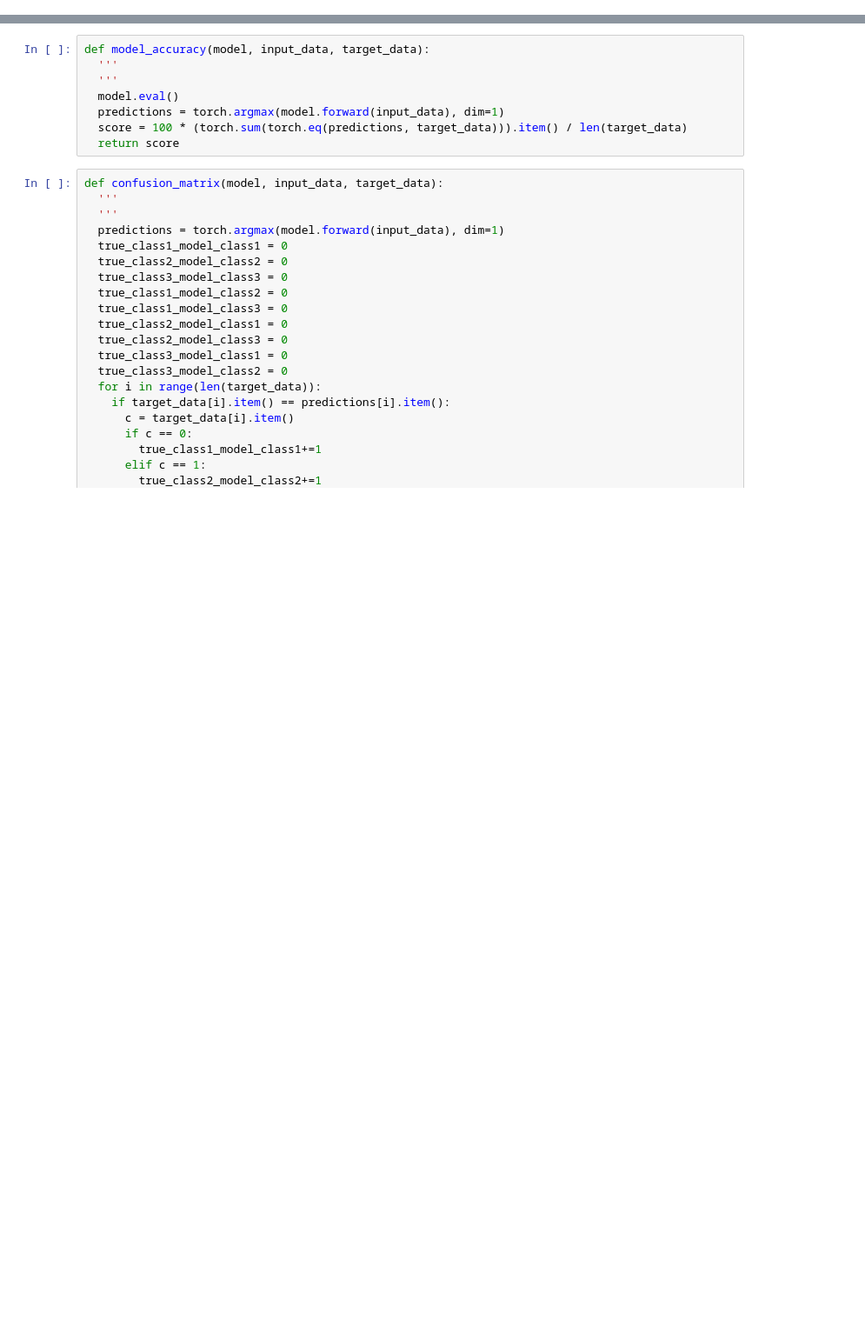
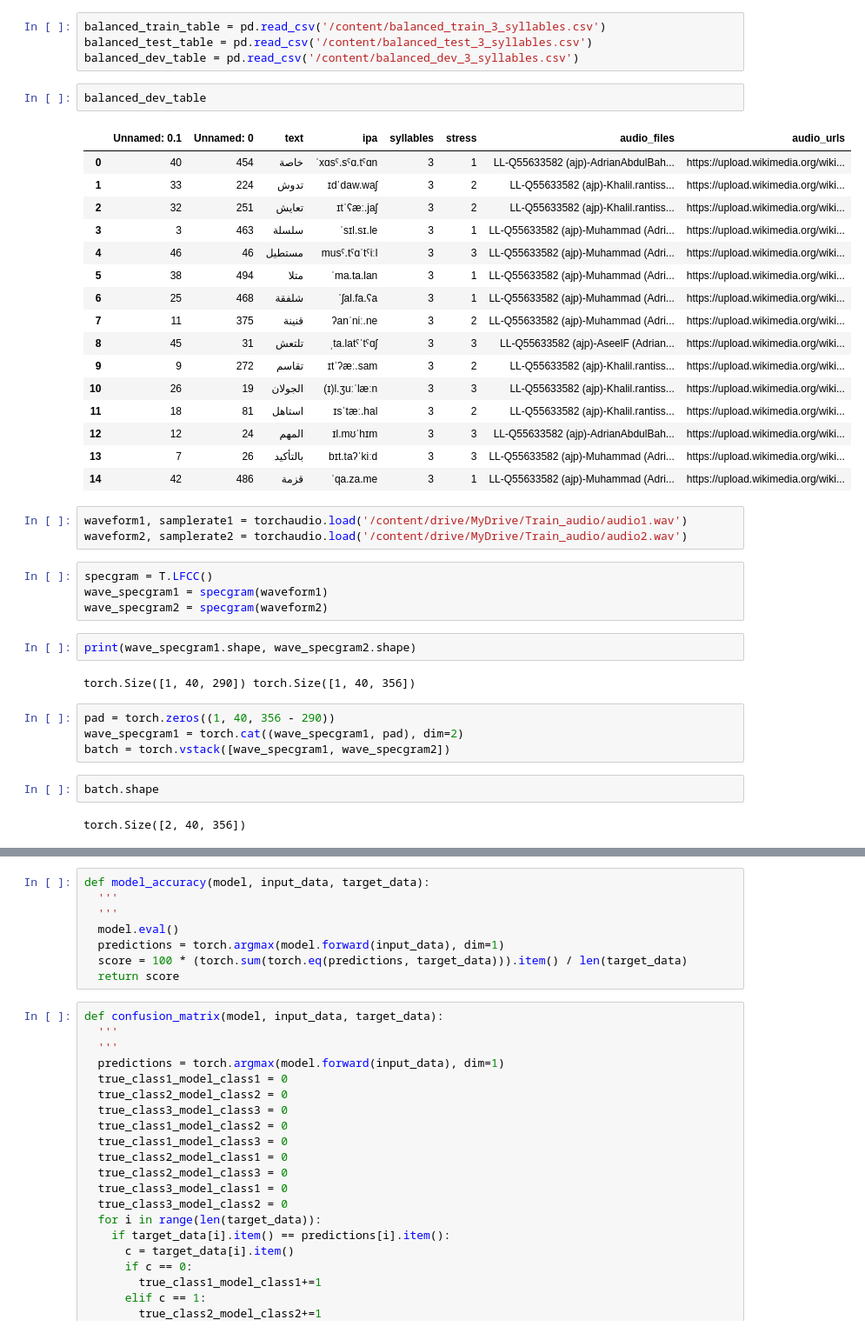
Before and after one commit to zelalemamera-stonybrook/projects-sandbox, a Jupyter notebook: Multi_Layer_Perceptron.ipynb, the cells around one changed output, grey strips where cells are left out. Shown at 87% size. Drawn from its saved outputs; the diff is of its cells as text; blank space fills up the shorter version.

```diff
--- a/Multi_Layer_Perceptron.ipynb
+++ b/Multi_Layer_Perceptron.ipynb
@@ -7,0 +14,42 @@ import numpy as np
+# %%
+balanced_train_table = pd.read_csv('/content/balanced_train_3_syllables.csv')
+balanced_test_table = pd.read_csv('/content/balanced_test_3_syllables.csv')
+balanced_dev_table = pd.read_csv('/content/balanced_dev_3_syllables.csv')
+# %%
+balanced_dev_table
+# %% [output]
+|  | Unnamed: 0.1 | Unnamed: 0 | text | ipa | syllables | stress | audio_files | audio_urls |
+| 0 | 40 | 454 | خاصة | ˈxɑsˤ.sˤɑ.tˤɑn | 3 | 1 | LL-Q55633582 (ajp)-AdrianAbdulBah... | https://upload.wikimedia.org/wiki... |
+| 1 | 33 | 224 | تدوش | ɪdˈdaw.waʃ | 3 | 2 | LL-Q55633582 (ajp)-Khalil.rantiss... | https://upload.wikimedia.org/wiki... |
+| 2 | 32 | 251 | تعايش | ɪtˈʕæː.jaʃ | 3 | 2 | LL-Q55633582 (ajp)-Khalil.rantiss... | https://upload.wikimedia.org/wiki... |
+| 3 | 3 | 463 | سلسلة | ˈsɪl.sɪ.le | 3 | 1 | LL-Q55633582 (ajp)-Muhammad (Adri... | https://upload.wikimedia.org/wiki... |
+| 4 | 46 | 46 | مستطيل | musˤ.tˤɑˈtˤiːl | 3 | 3 | LL-Q55633582 (ajp)-Muhammad (Adri... | https://upload.wikimedia.org/wiki... |
+| 5 | 38 | 494 | متلا | ˈma.ta.lan | 3 | 1 | LL-Q55633582 (ajp)-Muhammad (Adri... | https://upload.wikimedia.org/wiki... |
+| 6 | 25 | 468 | شلفقة | ˈʃal.fa.ʕa | 3 | 1 | LL-Q55633582 (ajp)-Muhammad (Adri... | https://upload.wikimedia.org/wiki... |
+| 7 | 11 | 375 | قنينة | ʔanˈniː.ne | 3 | 2 | LL-Q55633582 (ajp)-Muhammad (Adri... | https://upload.wikimedia.org/wiki... |
+| 8 | 45 | 31 | تلتعش | ˌta.latˤˈtˤɑʃ | 3 | 3 | LL-Q55633582 (ajp)-AseelF (Adrian... | https://upload.wikimedia.org/wiki... |
+| 9 | 9 | 272 | تقاسم | ɪtˈʔæː.sam | 3 | 2 | LL-Q55633582 (ajp)-Khalil.rantiss... | https://upload.wikimedia.org/wiki... |
+| 10 | 26 | 19 | الجولان | (ɪ)l.ʒuːˈlæːn | 3 | 3 | LL-Q55633582 (ajp)-Khalil.rantiss... | https://upload.wikimedia.org/wiki... |
+| 11 | 18 | 81 | استاهل | ɪsˈtæː.hal | 3 | 2 | LL-Q55633582 (ajp)-Khalil.rantiss... | https://upload.wikimedia.org/wiki... |
+| 12 | 12 | 24 | المهم | ɪl.mʊˈhɪm | 3 | 3 | LL-Q55633582 (ajp)-AdrianAbdulBah... | https://upload.wikimedia.org/wiki... |
+| 13 | 7 | 26 | بالتأكيد | bɪt.taʔˈkiːd | 3 | 3 | LL-Q55633582 (ajp)-Muhammad (Adri... | https://upload.wikimedia.org/wiki... |
+| 14 | 42 | 486 | قزمة | ˈqa.za.me | 3 | 1 | LL-Q55633582 (ajp)-Muhammad (Adri... | https://upload.wikimedia.org/wiki... |
+# %%
+waveform1, samplerate1 = torchaudio.load('/content/drive/MyDrive/Train_audio/audio1.wav')
+waveform2, samplerate2 = torchaudio.load('/content/drive/MyDrive/Train_audio/audio2.wav')
+# %%
+specgram = T.LFCC()
+wave_specgram1 = specgram(waveform1)
+wave_specgram2 = specgram(waveform2)
+# %%
+print(wave_specgram1.shape, wave_specgram2.shape)
+# %% [output]
+torch.Size([1, 40, 290]) torch.Size([1, 40, 356])
+# %%
+pad = torch.zeros((1, 40, 356 - 290))
+wave_specgram1 = torch.cat((wave_specgram1, pad), dim=2)
+batch = torch.vstack([wave_specgram1, wave_specgram2])
+# %%
+batch.shape
+# %% [output]
+torch.Size([2, 40, 356])
```
Also changed, not shown: parts of 21 cells of this notebook.
